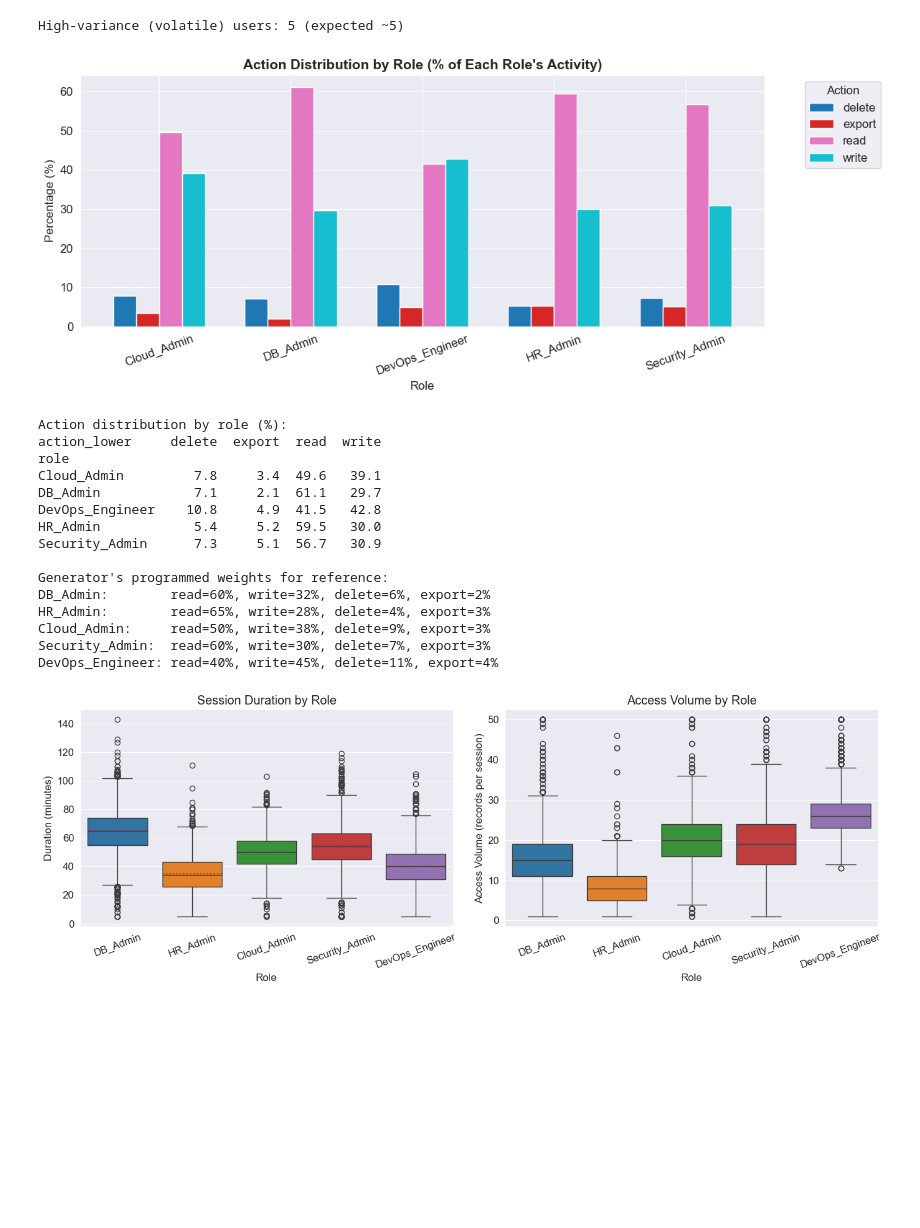
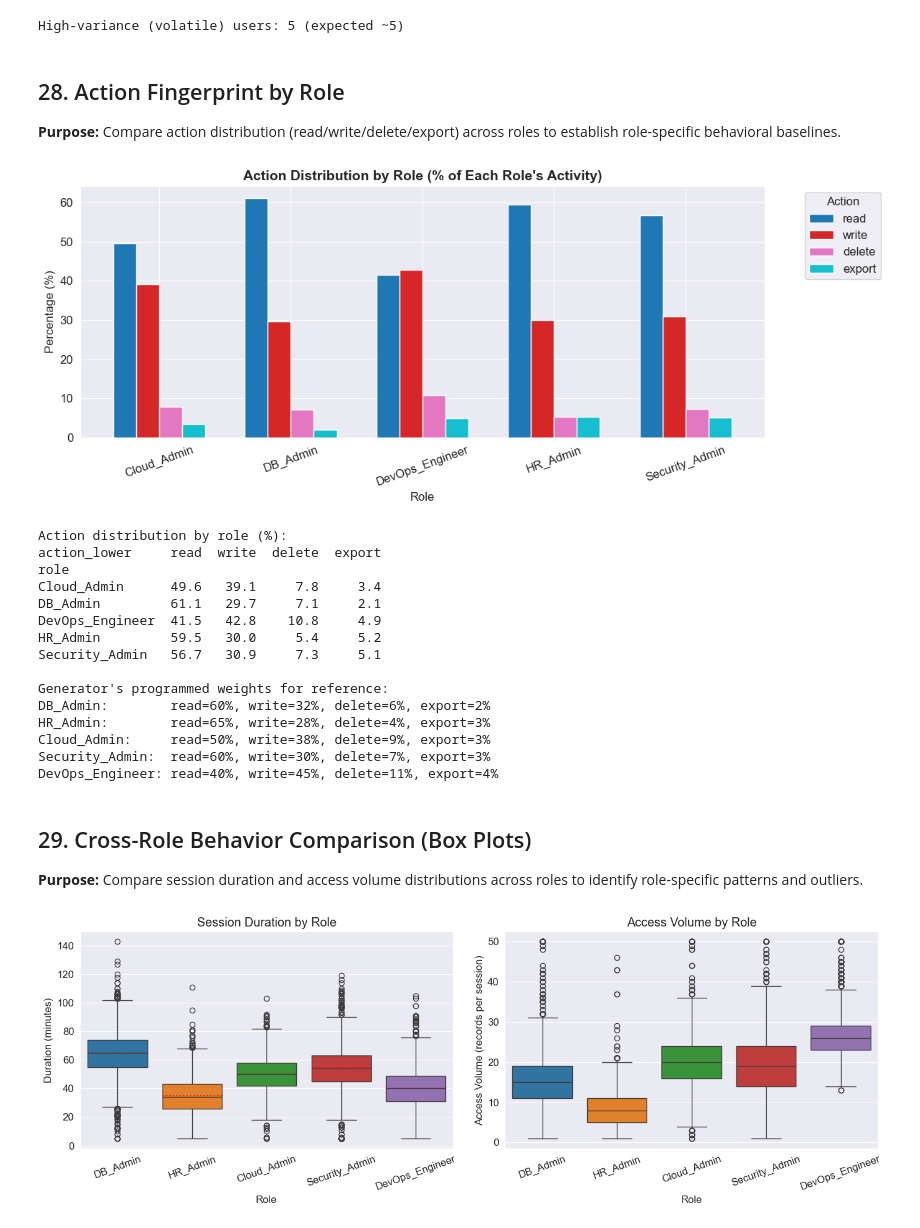
Before and after one commit to kalviumcommunity/S62-0226-Bazinga-DataScience-MachineLearning-Echelon, a Jupyter notebook: notebooks/01_data_exploration.ipynb, the cells around one changed output. Saved outputs shown, nothing was run; the diff lists cells and outputs as text; code cells hidden in the pictures; blank space fills up the shorter version.

```diff
--- a/notebooks/01_data_exploration.ipynb
+++ b/notebooks/01_data_exploration.ipynb
@@ -887,57 +1345,64 @@ print(f"High-variance (volatile) users: {volatile_users} (expected ~5)")
 # %% [output]
 [figure]
 High-variance (volatile) users: 5 (expected ~5)
+# %% [markdown]
+## 28. Action Fingerprint by Role
+**Purpose:** Compare action distribution (read/write/delete/export) across roles to establish role-specific behavioral baselines.
 # %%
 # Compare the action mix across roles - the generator programmed
 # different action weights per role, so each role should have a
 # different fingerprint (DevOps most write-heavy, HR_Admin most read-heavy)
 # Peer-deviant users (8 of them) will slightly distort their role's bars
 # because they act like a different role
 
-action_by_role = user_df.groupby(
-    ['role', 'action_lower']
-).size().unstack(fill_value=0)
+action_by_role = user_df.groupby(['role', 'action_lower']).size().unstack(fill_value=0)
 
 # Normalize to percentages so roles with different record volumes
 # are directly comparable
-action_by_role_pct = action_by_role.div(
-    action_by_role.sum(axis=1), axis=0
-) * 100
+action_by_role_pct = action_by_role.div(action_by_role.sum(axis=1), axis=0) * 100
+
+# Keep a consistent action order when present
+action_order = ['read', 'write', 'delete', 'export']
+existing_actions = [a for a in action_order if a in action_by_role_pct.columns]
+action_by_role_pct = action_by_role_pct[existing_actions]
 
 fig, ax = plt.subplots(figsize=(12, 5))
 action_by_role_pct.plot(
-    kind='bar', ax=ax, edgecolor='white',
-    colormap='tab10', width=0.7
+    kind='bar',
+    ax=ax,
+    edgecolor='white',
+    colormap='tab10',
+    width=0.7
 )
-ax.set_title('Action Distribution by Role (% of Each Role\'s Activity)',
-             fontsize=14, fontweight='bold')
+ax.set_title("Action Distribution by Role (% of Each Role's Activity)", fontsize=14, fontweight='bold')
 ax.set_xlabel('Role')
 ax.set_ylabel('Percentage (%)')
 ax.tick_params(axis='x', rotation=20)
 ax.legend(title='Action', bbox_to_anchor=(1.05, 1), loc='upper left')
 
 plt.tight_layout()
+plt.savefig('../outputs/figures/eda_raw/action_distribution_by_role.png', dpi=150, bbox_inches='tight')
 plt.show()
 
 # Print exact percentages for comparison against generator's programmed weights
 print("Action distribution by role (%):")
 print(action_by_role_pct.round(1))
 print("\nGenerator's programmed weights for reference:")
 print("DB_Admin:        read=60%, write=32%, delete=6%, export=2%")
 print("HR_Admin:        read=65%, write=28%, delete=4%, export=3%")
 print("Cloud_Admin:     read=50%, write=38%, delete=9%, export=3%")
 print("Security_Admin:  read=60%, write=30%, delete=7%, export=3%")
 print("DevOps_Engineer: read=40%, write=45%, delete=11%, export=4%")
 # %% [output]
-[figure, old version]
+[figure, new version]
 Action distribution by role (%):
-action_lower     delete  export  read  write
+action_lower     read  write  delete  export
 role
-Cloud_Admin         7.8     3.4  49.6   39.1
-DB_Admin            7.1     2.1  61.1   29.7
-DevOps_Engineer    10.8     4.9  41.5   42.8
-HR_Admin            5.4     5.2  59.5   30.0
-Security_Admin      7.3     5.1  56.7   30.9
+Cloud_Admin      49.6   39.1     7.8     3.4
+DB_Admin         61.1   29.7     7.1     2.1
+DevOps_Engineer  41.5   42.8    10.8     4.9
+HR_Admin         59.5   30.0     5.4     5.2
+Security_Admin   56.7   30.9     7.3     5.1
 
 Generator's programmed weights for reference:
 DB_Admin:        read=60%, write=32%, delete=6%, export=2%
@@ -945,6 +1410,9 @@ HR_Admin:        read=65%, write=28%, delete=4%, export=3%
 Cloud_Admin:     read=50%, write=38%, delete=9%, export=3%
 Security_Admin:  read=60%, write=30%, delete=7%, export=3%
 DevOps_Engineer: read=40%, write=45%, delete=11%, export=4%
+# %% [markdown]
+## 29. Cross-Role Behavior Comparison (Box Plots)
+**Purpose:** Compare session duration and access volume distributions across roles to identify role-specific patterns and outliers.
 # %%
 # Box plots show the distribution shape (median, spread, outliers)
 # not just the mean - which matters because volatile users create outliers
```
Also changed, not shown: parts of 47 cells of this notebook, 9 other files.
